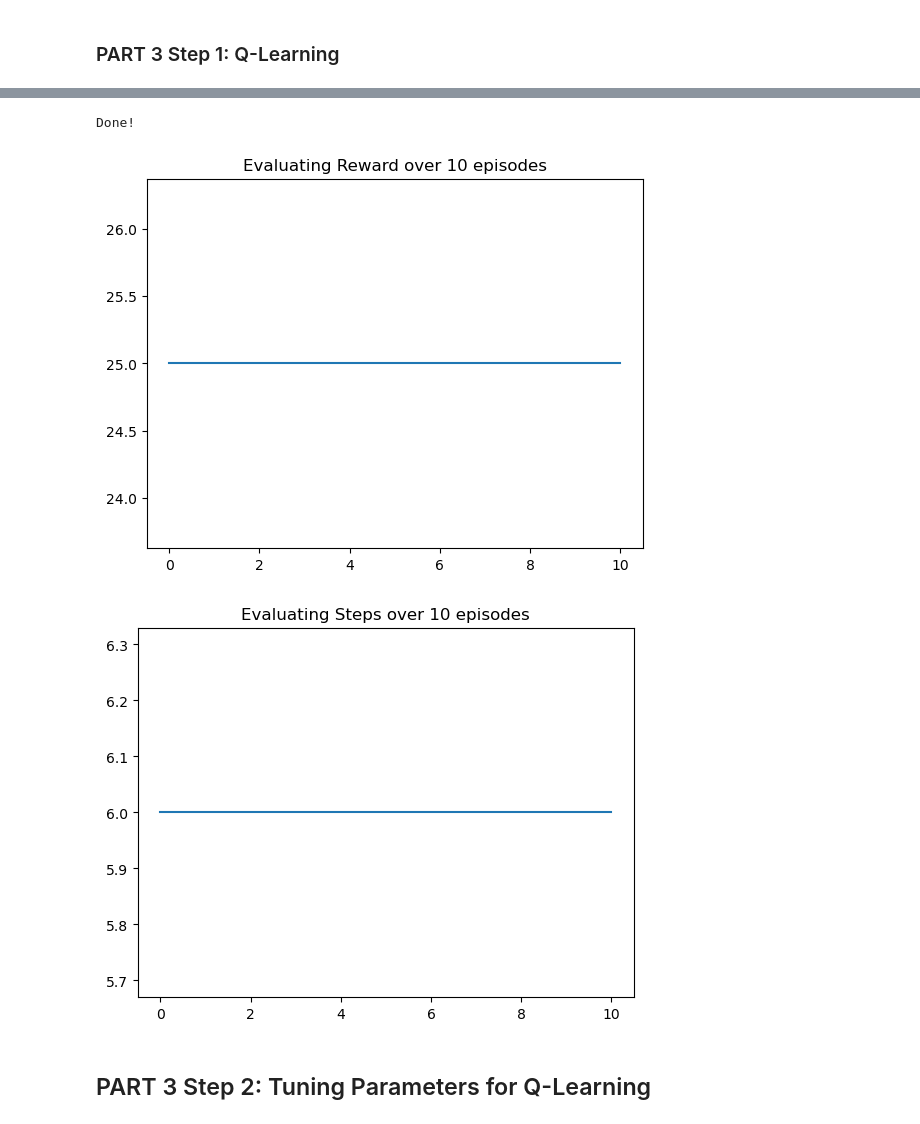
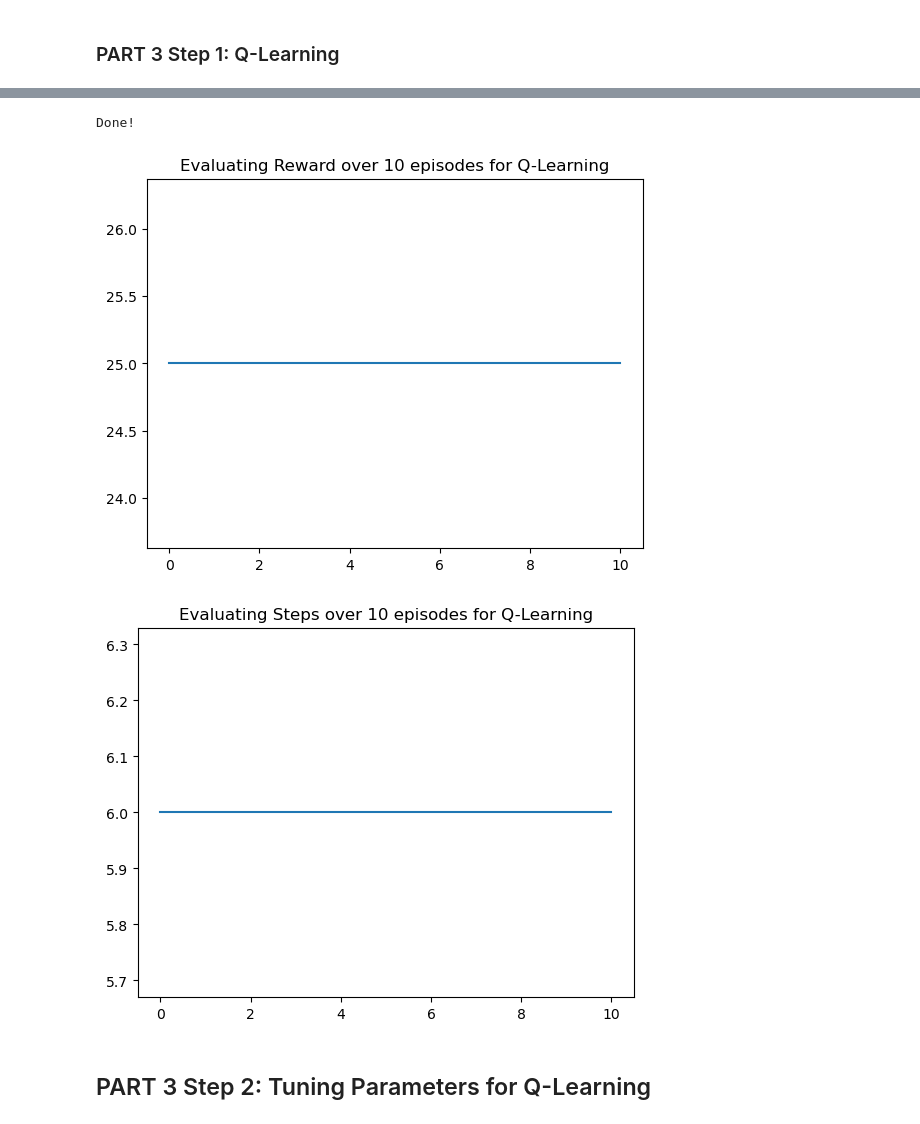
Before and after one commit to LYT922/ML-Reinforcement-Learning, a Jupyter notebook: emmawald_ylin254_assignment3_part_1_2_3.ipynb, the cells around one changed output, grey strips where cells are left out. Drawn from its saved outputs; the diff is of its cells as text; code cells hidden in the pictures.

```diff
--- a/emmawald_ylin254_assignment3_part_1_2_3.ipynb
+++ b/emmawald_ylin254_assignment3_part_1_2_3.ipynb
@@ -892,28 +930,28 @@ plt.show()
 # %%
 #Evaluate the Q-learning has converged
 
 Qpi = Q_q
 timestep=25
 total_episodes = 11
 epsilon = 0 #ensures greedy action is taken 100% of the time
 
 step_labels={0: "(Down)", 1:"(Up)", 2: "(Right)", 3:"(Left)"}
 
 env = GameEnv(timestep)
 env.reset()
 
 reward, steps = evaluate(env, Qpi, timestep, total_episodes, epsilon)
 
 plt.plot(reward)
-plt.title(f'Evaluating Reward over 10 episodes')
+plt.title(f'Evaluating Reward over 10 episodes for Q-Learning')
 plt.show()
 plt.plot(steps)
-plt.title("Evaluating Steps over 10 episodes")
+plt.title("Evaluating Steps over 10 episodes for Q-Learning")
 plt.show()
 # %% [output]
 Done!
-[figure, old version]
+[figure, new version]
-[figure, old version]
+[figure, new version]
 # %% [markdown]
 ## PART 3 Step 2: Tuning Parameters for Q-Learning
 # %% [markdown]
```
Also changed, not shown: parts of 39 cells of this notebook.
